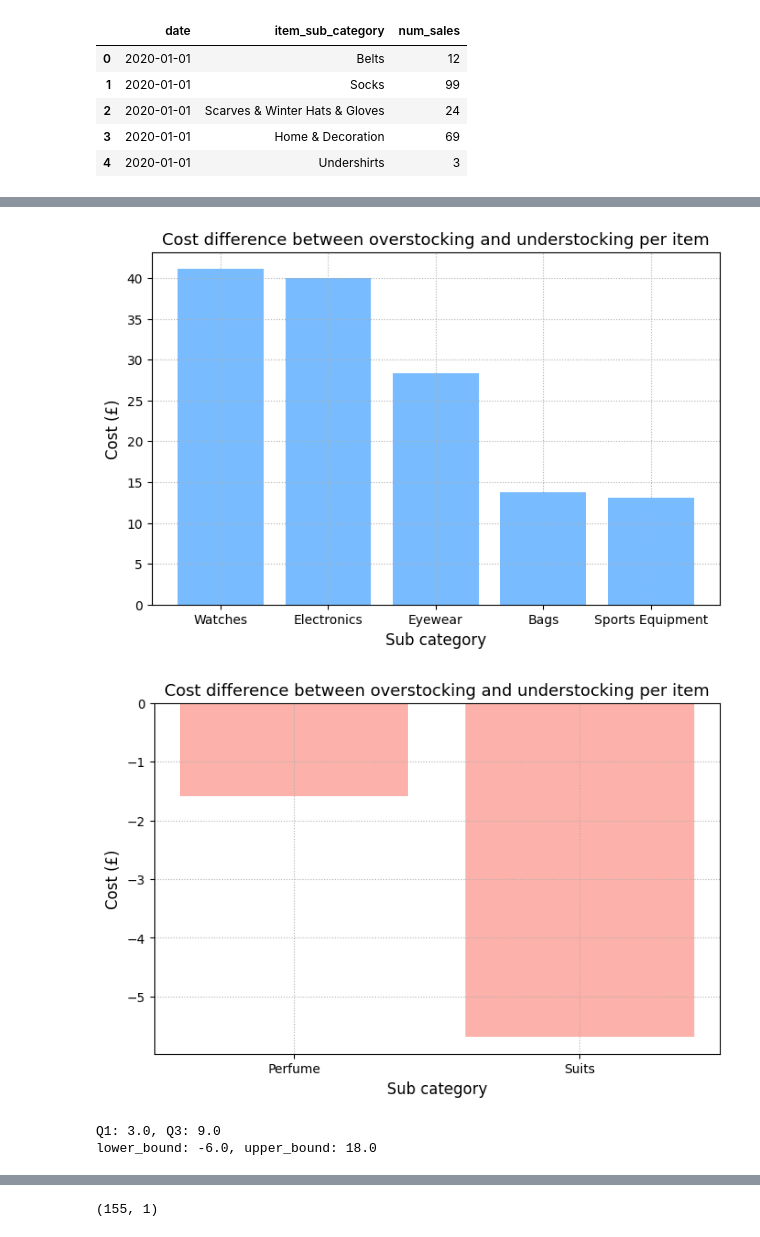
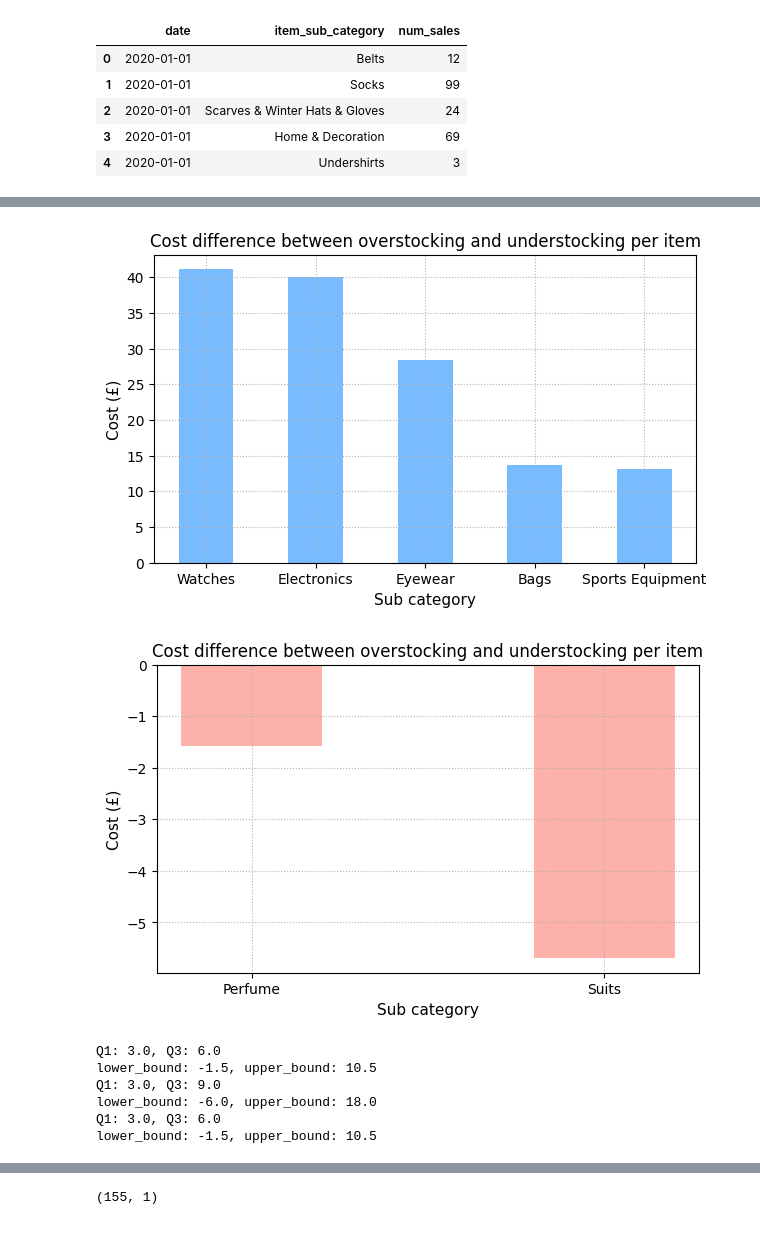
Before and after one commit to avarlotta/time-series-forecasting, a Jupyter notebook: subcat_forecast.ipynb, the cells around one changed output, grey strips where cells are left out. Drawn from its saved outputs; the diff is of its cells as text; code cells hidden in the pictures.

```diff
--- a/subcat_forecast.ipynb
+++ b/subcat_forecast.ipynb
@@ -63,25 +63,23 @@ stock_df.head()
 | 3 | Bags | 46.74 | 24.99 | 12.43 | 30.23 | ... |
 | 4 | Sports Equipment | 12.29 | 7.46 | 0.72 | 12.70 | ... |
 # %%
-fig, axes = plt.subplots(figsize=(8, 5))
-columns = ['Sub-category item', 'Mean item price', 'Mean item cost', 'Overage cost', 'Underage cost', 'Overage - Underage']
-axes.bar(stock_df['item_sub_category'][:5], stock_df['difference'][:5], alpha=0.6, color='dodgerblue')
+fig, axes = plt.subplots(figsize=(7, 4))
+axes.bar(stock_df['item_sub_category'][:5], stock_df['difference'][:5], alpha=0.6, color='dodgerblue', width=0.5)
 plt.grid(True, linestyle=':')
-axes.set_xlabel('Sub category', fontsize=12)
-axes.set_ylabel('Cost (£)', fontsize=12)
-axes.set_title('Cost difference between overstocking and understocking per item', fontsize=13);
+axes.set_xlabel('Sub category', fontsize=11)
+axes.set_ylabel('Cost (£)', fontsize=11)
+axes.set_title('Cost difference between overstocking and understocking per item', fontsize=12);
 # %% [output]
-[figure, old version]
+[figure, new version]
 # %%
-fig, axes = plt.subplots(figsize=(8, 5))
-columns = ['Sub-category item', 'Mean item price', 'Mean item cost', 'Overage cost', 'Underage cost', 'Overage - Underage']
-axes.bar(stock_df['item_sub_category'][-2:], stock_df['difference'][-2:], alpha=0.6, color='salmon')
+fig, axes = plt.subplots(figsize=(7, 4))
+axes.bar(stock_df['item_sub_category'][-2:], stock_df['difference'][-2:], alpha=0.6, color='salmon', width=0.4)
 plt.grid(True, linestyle=':')
-axes.set_xlabel('Sub category', fontsize=12)
-axes.set_ylabel('Cost (£)', fontsize=12)
-axes.set_title('Cost difference between overstocking and understocking per item', fontsize=13);
+axes.set_xlabel('Sub category', fontsize=11)
+axes.set_ylabel('Cost (£)', fontsize=11)
+axes.set_title('Cost difference between overstocking and understocking per item', fontsize=12);
 # %% [output]
-[figure, old version]
+[figure, new version]
 # %%
 def sub_category_group(sub_cat):
   df = sales_df.groupby(['date', 'item_sub_category']).sum()
@@ -105,9 +105,15 @@ def remove_outliers(df, uq):
   print(f'lower_bound: {lower_bound}, upper_bound: {upper_bound}')
   df['y'] = df['y'].clip(lower_bound, upper_bound)
   return df
-# %%
-eyewear_clipped_df = remove_outliers(eyewear_df, 0.775)
-# %% [output]
-Q1: 3.0, Q3: 9.0
-lower_bound: -6.0, upper_bound: 18.0
+# %%
+watches_clipped_df = remove_outliers(watches_df, 0.775)
+eyewear_clipped_df = remove_outliers(eyewear_df, 0.775)
+suits_clipped_df = remove_outliers(suits_df, 0.775)
+# %% [output]
+Q1: 3.0, Q3: 6.0
+lower_bound: -1.5, upper_bound: 10.5
+Q1: 3.0, Q3: 9.0
+lower_bound: -6.0, upper_bound: 18.0
+Q1: 3.0, Q3: 6.0
+lower_bound: -1.5, upper_bound: 10.5
 # %%
```
Also changed, not shown: parts of 31 cells of this notebook.
